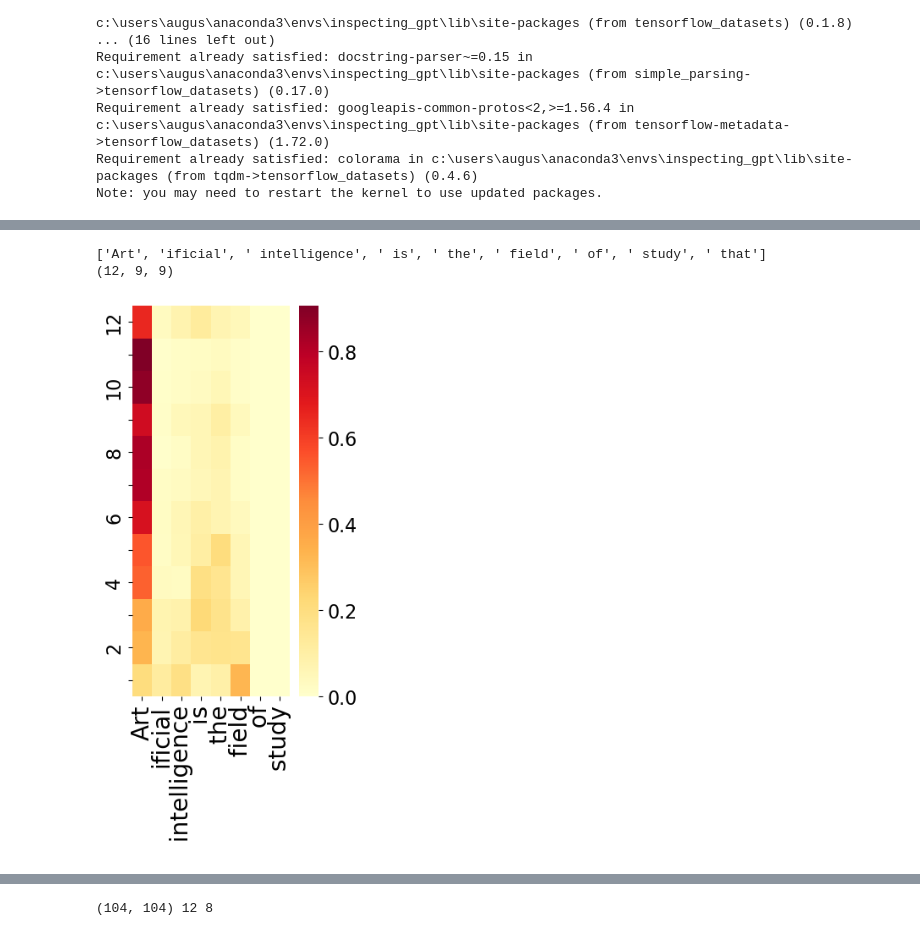
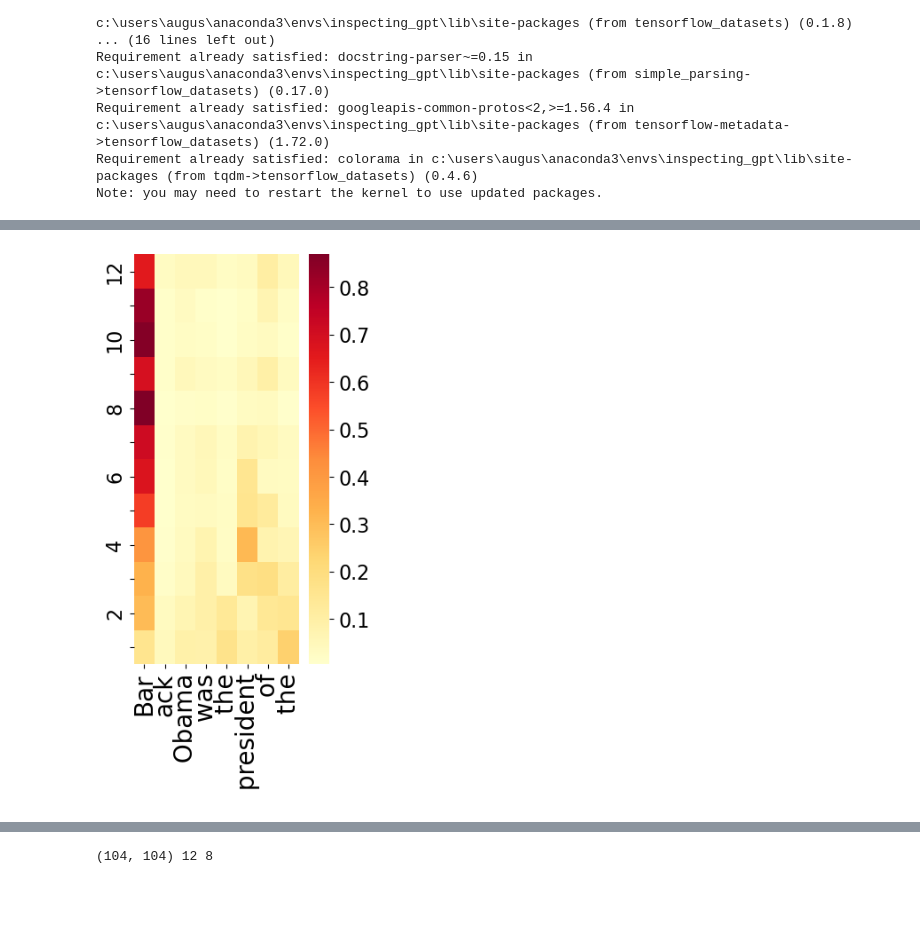
Before and after one commit to rafaelromanrezende/Attention-Interpretability-SeSo, a Jupyter notebook: gpt_example.ipynb, the cells around one changed output, grey strips where cells are left out. Cells and saved outputs as stored; diff of their text form; code cells hidden in the pictures; blank space fills up the shorter version.

```diff
--- a/gpt_example.ipynb
+++ b/gpt_example.ipynb
@@ -173,68 +102,47 @@ Notes:
 - UNEXPECTED    :can be ignored when loading from different task/architecture; not ok if you expect identical arch.
 # %%
 sentences = {}
-src = {}
-targets = {}
 
 sentences[0] = "He talked to her about his book"
-src[0] = 6 # onde esta o mask/proxima palavra
-targets[0] = (1,4) # depois que adiciona o cls viram os agentes
 
 sentences[1] = "She asked the doctor about "+" backache"
-src[1] = 6
-targets[1] = (1,4)
 
 sentences[2] = "The author talked to Sara about his"
-src[2] = 7
-targets[2] = (2,5)
 
 sentences[3] = "John tried to convince Mary of his love and brought flowers for "
-src[3] = 13
-targets[3] = (1,5)
 
 sentences[4] = "Mary convinced John of "+" love"
-src[4] = 5
-targets[4] = (1,3)
 
 sentences[5] = "Barack Obama was the president of the"
-src[5] = 5
-targets[5] = (1,3)
 
 sentences[6] = "Artificial intelligence is the field of study that"
-src[6] = 6
-targets[6] = (1,3)
 
-ex_id = 6
+sentences[7] = "Why is the sky blue?"
+
+sentences[8] = "If Paul's wife is Mary, Mary's husband is"
+
+
+ex_id = 5
 sentence = sentences[ex_id]
 
 tokens =  tokenizer.tokenize(sentences[ex_id])
-# tokens =  ['[CLS]'] + tokenizer.tokenize(sentences[ex_id]) + ['[SEP]']
-# tokens = [['[cls]']+tokenizer.tokenize(sent)+['[sep]'] for sent in sentences.values()]
 print(len(tokens), tokens)
 
 
 # tokeniza a sentença
 tf_input_ids = tokenizer.encode(sentence)
-# tf_input_ids = [tokenizer.encode(sentence) for sentence in sentences.values()] # lista de todas as sentenças
 print(f"decoding: {tokenizer.decode(tf_input_ids)}")
 
 
 # transforma em um batch de sentença única
-# input_ids =[ torch.tensor([tf_input_id])for tf_input_id in tf_input_ids]
 input_ids = torch.tensor([tf_input_ids])
 
 
 # saída no formato codificado: 1(batch), L(sentença), V (Vocab)
 model_outputs = model(input_ids)
-# model_outputs = [model(ids) for ids in input_ids]
 
 # pega as atenções e hidden_states 12 Camadas, 1(batch), 12 (cabeças) , L(sentença), L(sentença)
 all_hidden_states, all_attentions =  model_outputs['hidden_states'], model_outputs['attentions']
-
-# all_hidden_states, all_attentions =  [model_output['hidden_states'] for model_output in model_outputs],  [model_output['attentions'] for model_output in model_outputs]
-# print(len(all_attentions), all_attentions[0].shape, all_attentions[1].shape, all_attentions[11].shape)
-
-# _attentions = [[att.detach().numpy() for att in all_attention] for all_attention in all_attentions] # transforma em array
 
 # transforma cada camada em array para poder operar depois
 _attentions = [att.detach().numpy() for att in all_attentions] # transforma em array
@@ -298,22 +205,24 @@ NameError: name 'plt' is not defined
 # %%
 plt.figure(2,figsize=(3,6))
 #soma no eixo das cabeças e tira a média
 # passa onde está o mask
 # passa t e sentença
 # print(attentions_mat.sum(axis=1)/attentions_mat.shape[1])
 
 # basicamente, quanto o s presta atenção aos outros tokens
 # é possível ver o automasking
 
-sentenceax = [tokenizer.decode(id) for id in tf_input_ids]
-print(sentenceax)
-plot_attention_heatmap(attentions_mat.sum(axis=1)/attentions_mat.shape[1], s_position=5, t_positions=(0,1,2,3,4,5,6,7), sentenceax=sentenceax)
+tokens_list = [tokenizer.decode(id) for id in tf_input_ids]
+
+t_list=[]
+for i in range(len(tokens)):
+    t_list.append(i)
+t_pos= tuple(t_list)
+plot_attention_heatmap(attentions_mat.sum(axis=1)/attentions_mat.shape[1], s_position=len(tf_input_ids)-1, t_positions=t_pos, tokens_list=tokens_list)
 
 #raw attention
 plt.savefig('rat_bert_att_{}.png'.format(ex_id), format='png', transparent=True, dpi=360, bbox_inches='tight')
 # %% [output]
-['Art', 'ificial', ' intelligence', ' is', ' the', ' field', ' of', ' study', ' that']
-(12, 9, 9)
-[figure, old version]
+[figure, new version]
 # %%
 res_att_mat = attentions_mat.sum(axis=1)/attentions_mat.shape[1]
```
Also changed, not shown: parts of 10 cells of this notebook.
